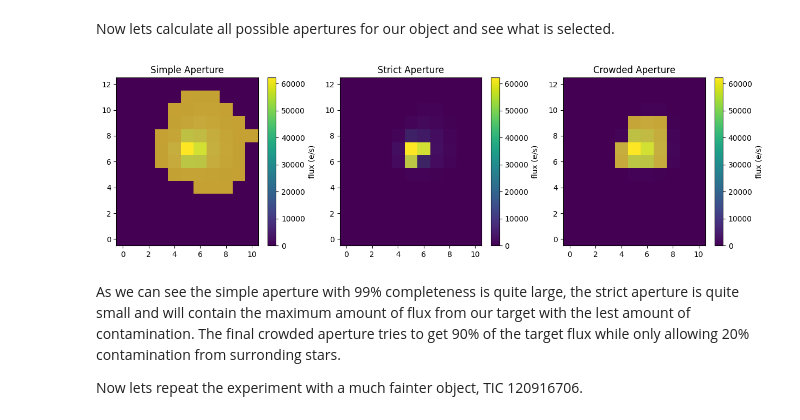
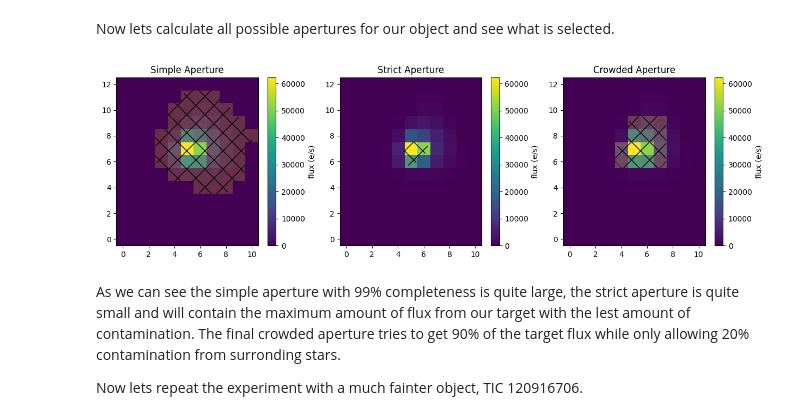
Before and after one commit to lightkurve/lkprf, a Jupyter notebook: docs/tutorials/lkprf_aperture_example.ipynb, the cells around one changed output. Cells and saved outputs as stored; diff of their text form; code cells hidden in the pictures.

```diff
--- a/docs/tutorials/lkprf_aperture_example.ipynb
+++ b/docs/tutorials/lkprf_aperture_example.ipynb
@@ -133,24 +135,51 @@ crowded_ap = myap.crowded_aperture(crowding_metric = 0.8, fluxfrac_metric = 0.9)
+# %%
+simple_ap = prf_initial.get_aperture(aperture_type="simple", completeness=0.99)
+# %%
+strict_ap = prf_initial.get_aperture(aperture_type="strict", tess_mag = TESS_mags)
+# %%
+crowded_ap = prf_initial.get_aperture(aperture_type="crowded", crowding_metric = 0.8, fluxfrac_metric = 0.9,tess_mag = TESS_mags)
 # %%
 fig,axs = plt.subplots(1,3,figsize=(15,4))
 
 data = axs[0].imshow(tess_hdulist[1].data['FLUX'][100,:,:],  origin='lower')
-axs[0].imshow(simple_ap, alpha=0.7, origin='lower')
+axs[0].imshow(simple_ap, alpha=0.2, origin='lower')
+axs[0].contourf(
+    simple_ap,
+    levels=[0.5, 1.5],  # Contour levels to isolate the True values
+    hatches=['', 'x'],  # First for False, second for True
+    colors='none',      # Use 'none' for colors to ensure transparency
+    extend='both'       # This is important for handling out-of-range values
+)
 axs[0].set_title('Simple Aperture')
 fig.colorbar(data, ax = axs[0], label = 'flux (e/s)')
 
 data = axs[1].imshow(tess_hdulist[1].data['FLUX'][100,:,:],  origin='lower')
-axs[1].imshow(strict_ap, alpha=0.7, origin='lower')
+axs[1].imshow(strict_ap, alpha=0.2, origin='lower')
+axs[1].contourf(
+    strict_ap,
+    levels=[0.5, 1.5],  # Contour levels to isolate the True values
+    hatches=['', 'x'],  # First for False, second for True
+    colors='none',      # Use 'none' for colors to ensure transparency
+    extend='both'       # This is important for handling out-of-range values
+)
 axs[1].set_title('Strict Aperture')
 fig.colorbar(data, ax = axs[1], label = 'flux (e/s)')
 
 data = axs[2].imshow(tess_hdulist[1].data['FLUX'][100,:,:],  origin='lower')
-axs[2].imshow(crowded_ap, alpha=0.7,origin='lower')
+axs[2].imshow(crowded_ap, alpha=0.2,origin='lower')
+axs[2].contourf(
+    crowded_ap,
+    levels=[0.5, 1.5],  # Contour levels to isolate the True values
+    hatches=['', 'x'],  # First for False, second for True
+    colors='none',      # Use 'none' for colors to ensure transparency
+    extend='both'       # This is important for handling out-of-range values
+)
 axs[2].set_title('Crowded Aperture')
 fig.colorbar(data, ax = axs[2], label = 'flux (e/s)')
 
 plt.show()
 # %% [output]
-[figure, old version]
+[figure, new version]
 # %% [markdown]
 As we can see the simple aperture with 99% completeness is quite large, the strict aperture is quite small and will contain the maximum amount of flux from our target with the lest amount of contamination. The final crowded aperture tries to get 90% of the target flux while only allowing 20% contamination from surronding stars.
 
```
Also changed, not shown: parts of 11 cells of this notebook.
